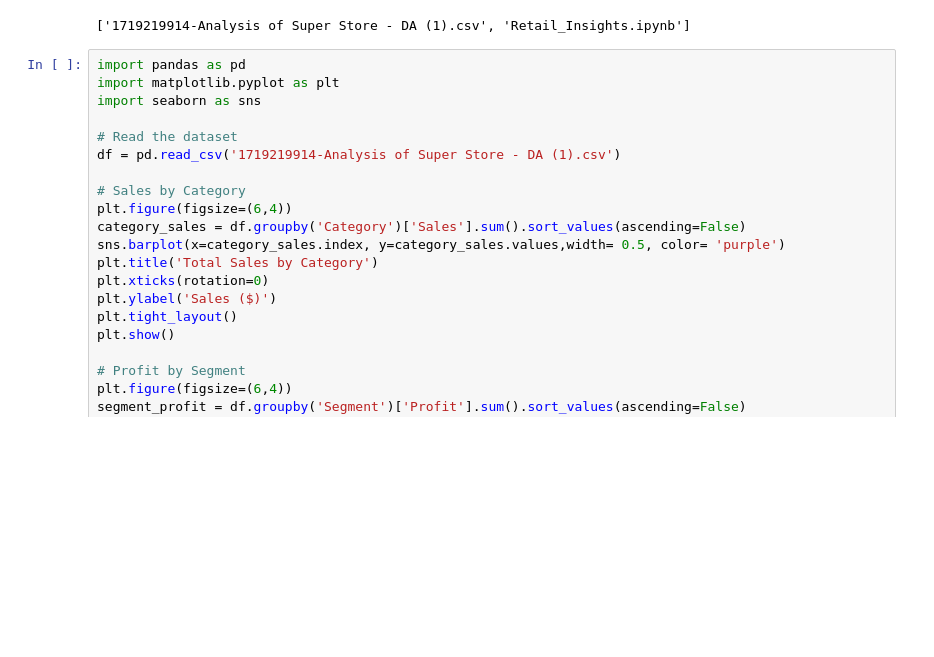
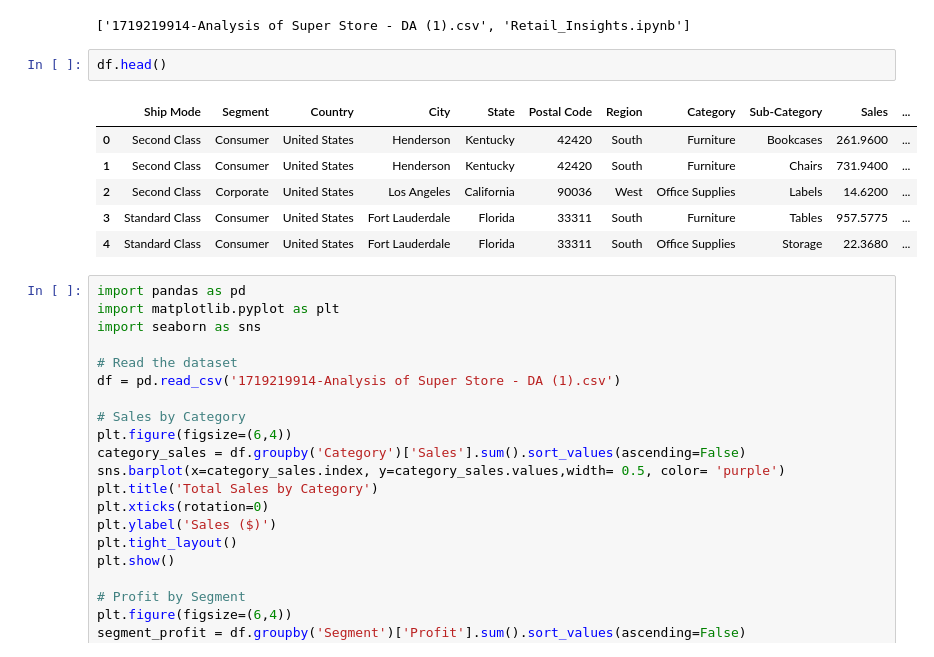
Before and after one commit to reenasharon05/vois, a Jupyter notebook: PROJECTS/mini project/Retail_Insights.ipynb, the cells around one changed output. Drawn from its saved outputs; the diff is of its cells as text; blank space fills up the shorter version.

```diff
--- a/PROJECTS/mini project/Retail_Insights.ipynb
+++ b/PROJECTS/mini project/Retail_Insights.ipynb
@@ -58,6 +55,15 @@ df.shape
 print(os.listdir())
 # %% [output]
 ['1719219914-Analysis of Super Store - DA (1).csv', 'Retail_Insights.ipynb']
+# %%
+df.head()
+# %% [output]
+|  | Ship Mode | Segment | Country | City | State | Postal Code | Region | Category | Sub-Category | Sales | ... |
+| 0 | Second Class | Consumer | United States | Henderson | Kentucky | 42420 | South | Furniture | Bookcases | 261.9600 | ... |
+| 1 | Second Class | Consumer | United States | Henderson | Kentucky | 42420 | South | Furniture | Chairs | 731.9400 | ... |
+| 2 | Second Class | Corporate | United States | Los Angeles | California | 90036 | West | Office Supplies | Labels | 14.6200 | ... |
+| 3 | Standard Class | Consumer | United States | Fort Lauderdale | Florida | 33311 | South | Furniture | Tables | 957.5775 | ... |
+| 4 | Standard Class | Consumer | United States | Fort Lauderdale | Florida | 33311 | South | Office Supplies | Storage | 22.3680 | ... |
 # %%
 import pandas as pd
 import matplotlib.pyplot as plt
```
Also changed, not shown: parts of 1 cell of this notebook, 1 other file.
